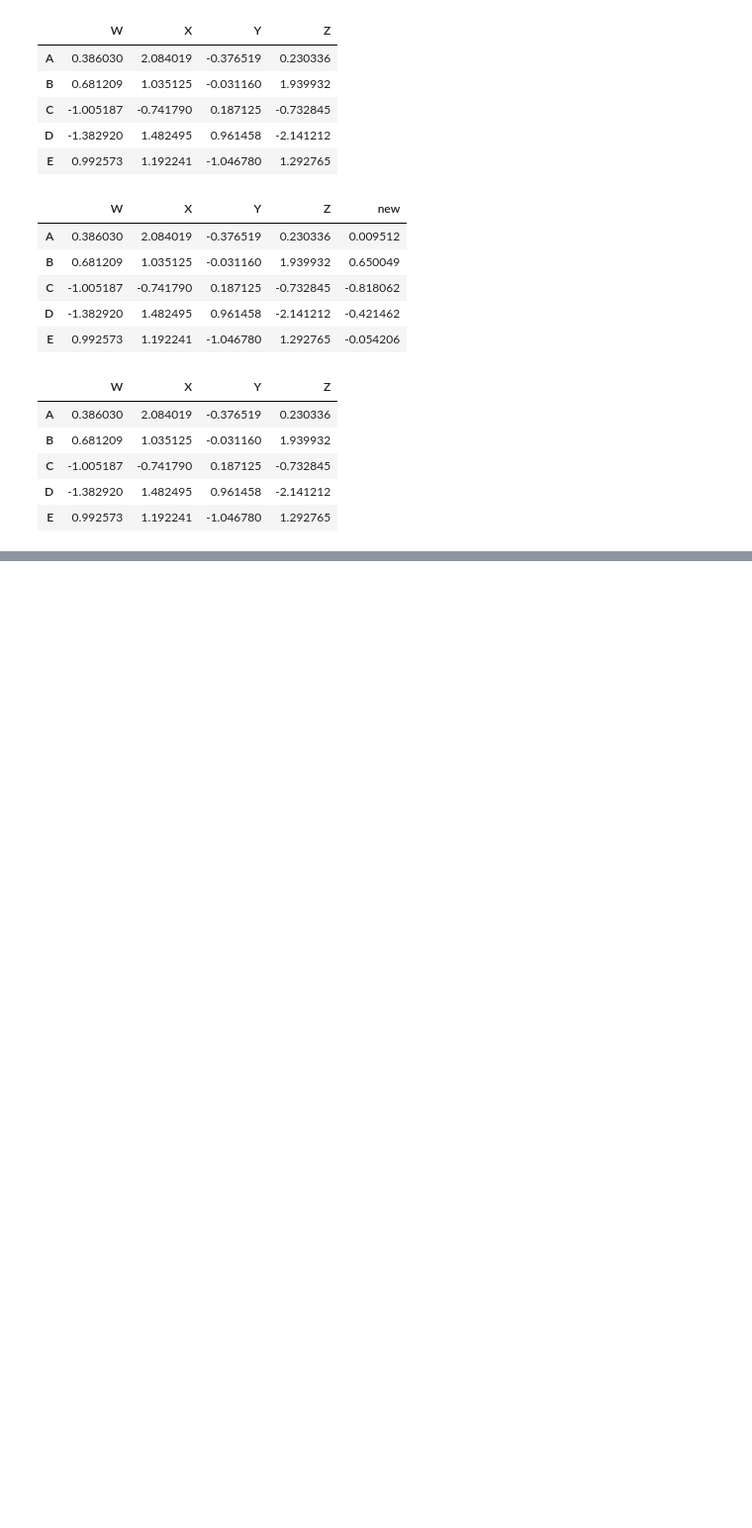
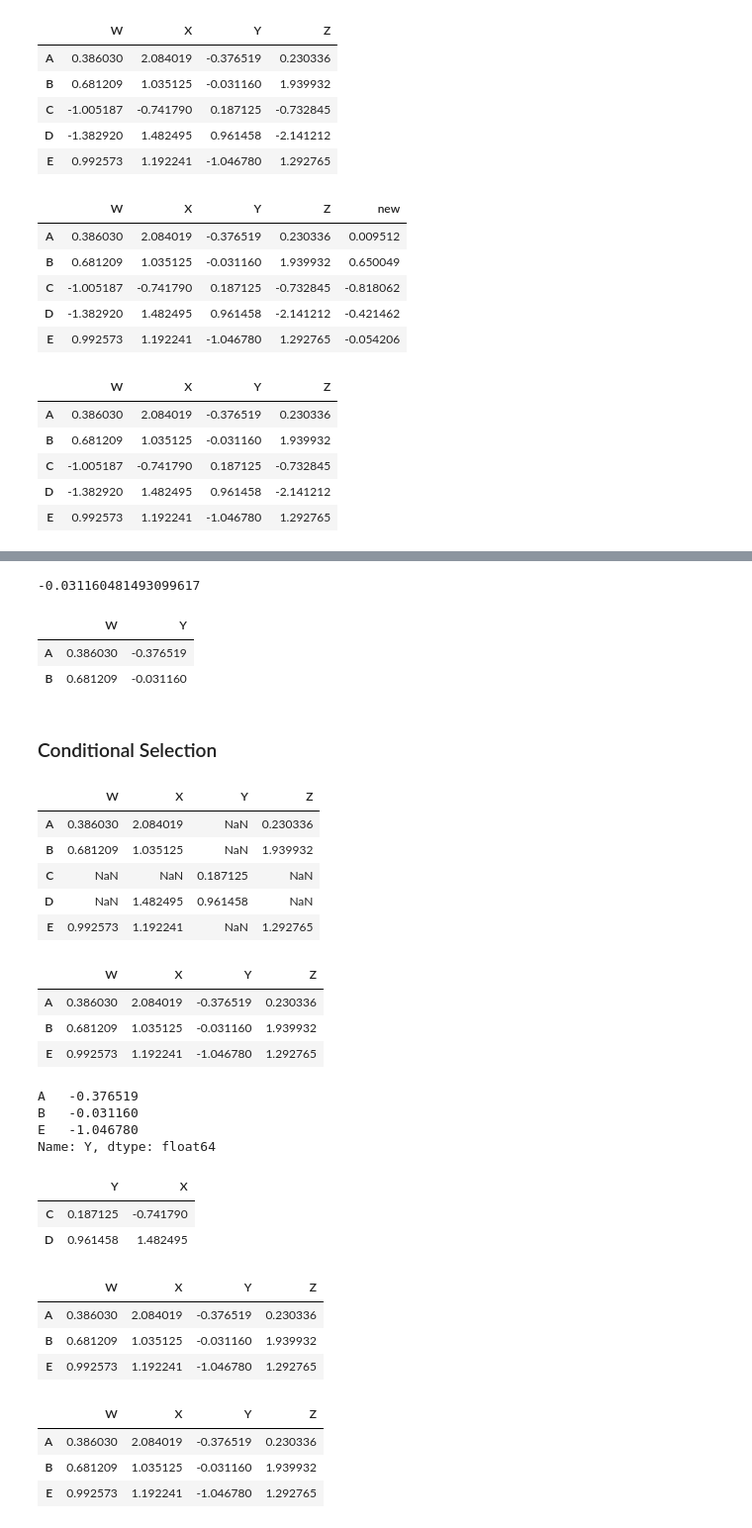
Before and after one commit to SiddheshDaphane/Data-Analysis-in-Python, a Jupyter notebook: Everything-about-Numpy-and-Pandas/pandas.ipynb, the cells around one changed output, grey strips where cells are left out. Shown at 99% size. Saved outputs shown, nothing was run; the diff lists cells and outputs as text; code cells hidden in the pictures; blank space fills up the shorter version.

```diff
--- a/Everything-about-Numpy-and-Pandas/pandas.ipynb
+++ b/Everything-about-Numpy-and-Pandas/pandas.ipynb
@@ -250,0 +311,60 @@ df
+# %%
+df.loc['B','Y']
+# %% [output]
+-0.031160481493099617
+# %%
+df.loc[['A','B'],['W','Y']]
+# %% [output]
+|  | W | Y |
+| A | 0.386030 | -0.376519 |
+| B | 0.681209 | -0.031160 |
+# %% [markdown]
+### Conditional Selection
+# %%
+df[df>0]
+# %% [output]
+|  | W | X | Y | Z |
+| A | 0.386030 | 2.084019 | NaN | 0.230336 |
+| B | 0.681209 | 1.035125 | NaN | 1.939932 |
+| C | NaN | NaN | 0.187125 | NaN |
+| D | NaN | 1.482495 | 0.961458 | NaN |
+| E | 0.992573 | 1.192241 | NaN | 1.292765 |
+# %%
+df[df['W']>0]
+# Where values in 'W' > 0.
+# %% [output]
+|  | W | X | Y | Z |
+| A | 0.386030 | 2.084019 | -0.376519 | 0.230336 |
+| B | 0.681209 | 1.035125 | -0.031160 | 1.939932 |
+| E | 0.992573 | 1.192241 | -1.046780 | 1.292765 |
+# %%
+df[df['W']>0]['Y']
+
+# This give all the values in 'Y' satisfying the condition of 'W' > 0.
+# %% [output]
+A   -0.376519
+B   -0.031160
+E   -1.046780
+Name: Y, dtype: float64
+# %%
+df[df['Y']>0][['Y','X']]
+# %% [output]
+|  | Y | X |
+| C | 0.187125 | -0.741790 |
+| D | 0.961458 | 1.482495 |
+# %%
+# I want values where 'Y' > 0 and "W" > 0
+
+df[(df['W']>0) & (df['X'] > 0)]
+# %% [output]
+|  | W | X | Y | Z |
+| A | 0.386030 | 2.084019 | -0.376519 | 0.230336 |
+| B | 0.681209 | 1.035125 | -0.031160 | 1.939932 |
+| E | 0.992573 | 1.192241 | -1.046780 | 1.292765 |
+# %%
+df[(df['X']>0) & (df['W'] > 0)]
+# %% [output]
+|  | W | X | Y | Z |
+| A | 0.386030 | 2.084019 | -0.376519 | 0.230336 |
+| B | 0.681209 | 1.035125 | -0.031160 | 1.939932 |
+| E | 0.992573 | 1.192241 | -1.046780 | 1.292765 |
```
Also changed, not shown: parts of 24 cells of this notebook.
